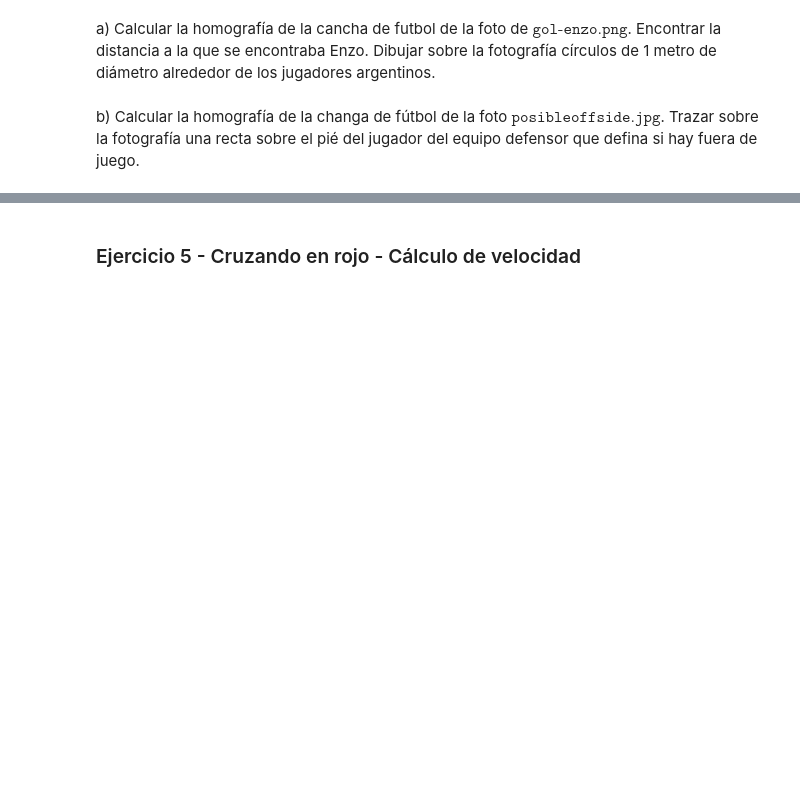
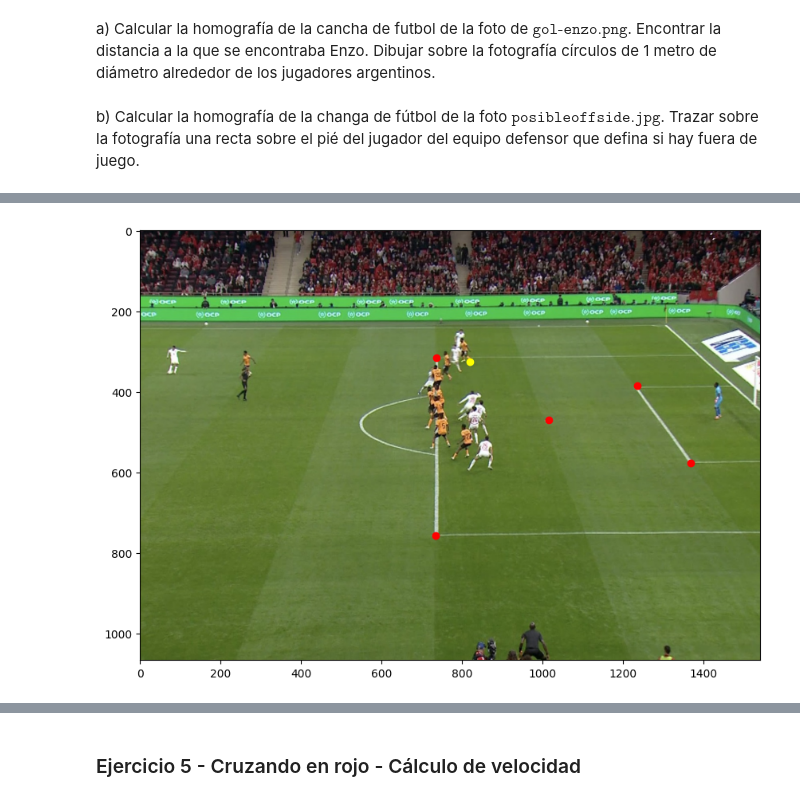
Before and after one commit to vicky-lima/tp_ALC, a Jupyter notebook: template-alumnos/grupo_XX_TP.ipynb, the cells around one changed output, grey strips where cells are left out. Drawn from its saved outputs; the diff is of its cells as text; code cells hidden in the pictures; blank space fills up the shorter version.

```diff
--- a/template-alumnos/grupo_XX_TP.ipynb
+++ b/template-alumnos/grupo_XX_TP.ipynb
@@ -281,0 +363,17 @@ b) Calcular la homografía de la changa de fútbol de la foto $\texttt{posibleof
+# %%
+#Ubicamos los puntos de la cancha en la foto de offside
+img = cv2.imread('C:/Users/vlima/Documents/Ciencia De Datos/Algebra_Lineal_Computacional/tp_ALC/template-alumnos/futbol/test-fuera-de-juego.png')
+img = img[:,:,::-1]
+plt.figure(figsize=(12,7))
+plt.imshow(img)
+
+#Creamos un array con nuestras intuiciones
+#area grande derecha, area grande izq, Pto penal, area chica der, area chica izq
+puntos_img_offside = np.array([[734,758],[736,315],[1015,470],[1368,577],[1235,385]])
+puntos_obj_offside = np.array([[54.16,16.5],[13.84,16.5],[34,11],[43.16,5.5],[24.84,5.5]])
+punto_defensor = [820,325,1]
+plt.scatter(puntos_img_offside[:,0], puntos_img_offside[:,1],c='r')
+plt.scatter(punto_defensor[0],punto_defensor[1],c='yellow')
+plt.show()
+# %% [output]
+[figure, added]
```
Also changed, not shown: parts of 6 cells of this notebook.
